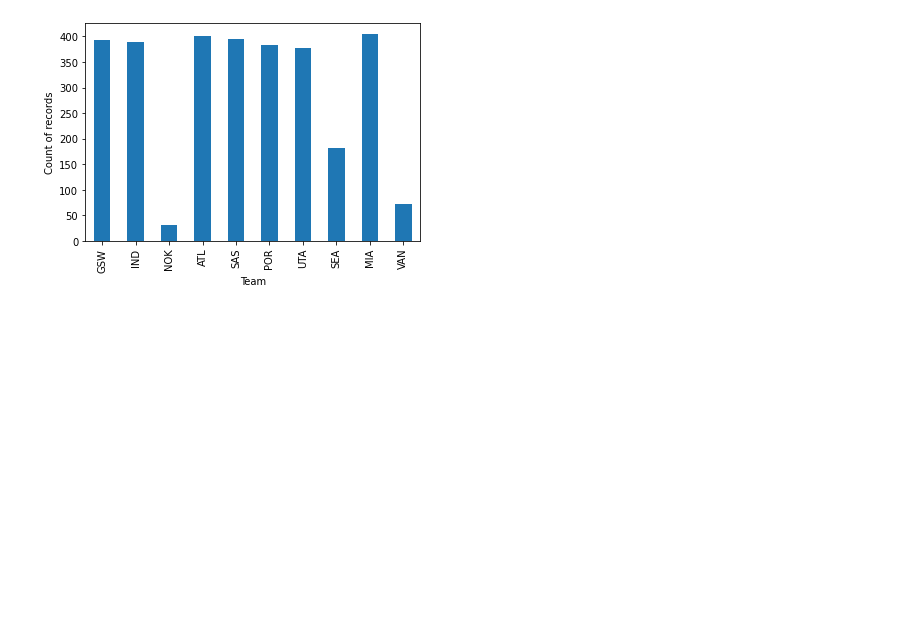
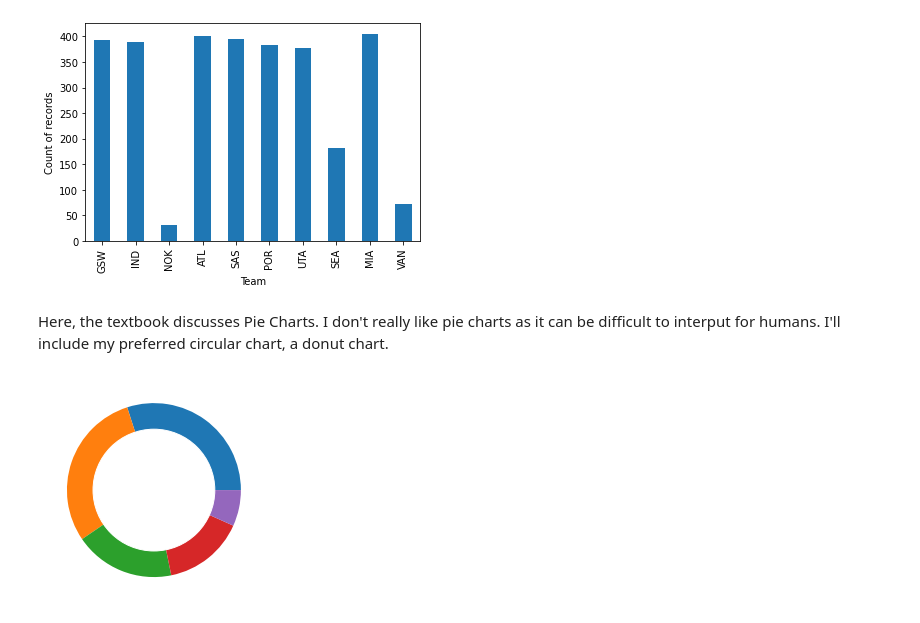
Before and after one commit to willosullivan/Practical-Statistics-for-Data-Science, a Jupyter notebook: chapter-1-exploratory-data-analysis.ipynb, the cells around one changed output. Saved outputs shown, nothing was run; the diff lists cells and outputs as text; code cells hidden in the pictures; blank space fills up the shorter version.

```diff
--- a/chapter-1-exploratory-data-analysis.ipynb
+++ b/chapter-1-exploratory-data-analysis.ipynb
@@ -466,3 +466,18 @@ ax.set_ylabel('Count of records')
 # %% [output]
 Text(0, 0.5, 'Count of records')
 [figure]
+# %% [markdown]
+Here, the textbook discusses Pie Charts. I don't really like pie charts as it can be difficult to interput for humans. I'll include my preferred circular chart, a donut chart.
+# %%
+# Code source: https://www.python-graph-gallery.com/donut-plot/
+
+# Assigning 5 lowest represented teams to new variable then plotting
+size_of_chart = representation['counts'].iloc[31:]
+plt.pie(size_of_chart)
+# add a circle at the center to transform it in a donut chart
+my_donut=plt.Circle( (0,0), 0.7, color='white')
+p=plt.gcf()
+p.gca().add_artist(my_donut)
+plt.show()
+# %% [output]
+[figure, added]
```
Also changed, not shown: parts of 8 cells of this notebook.
